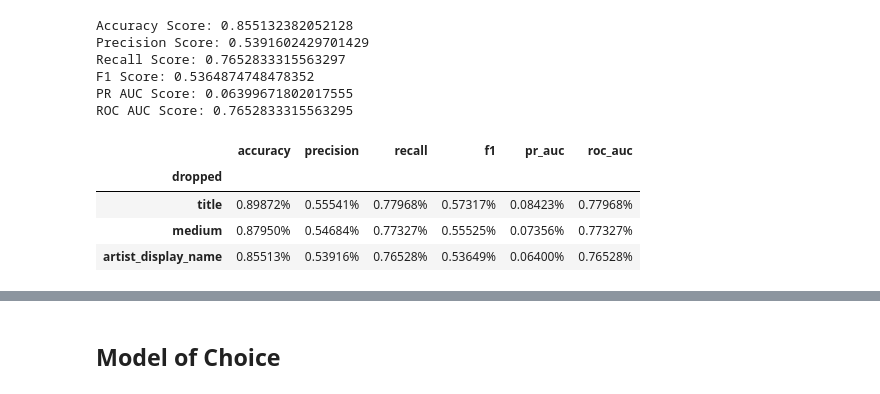
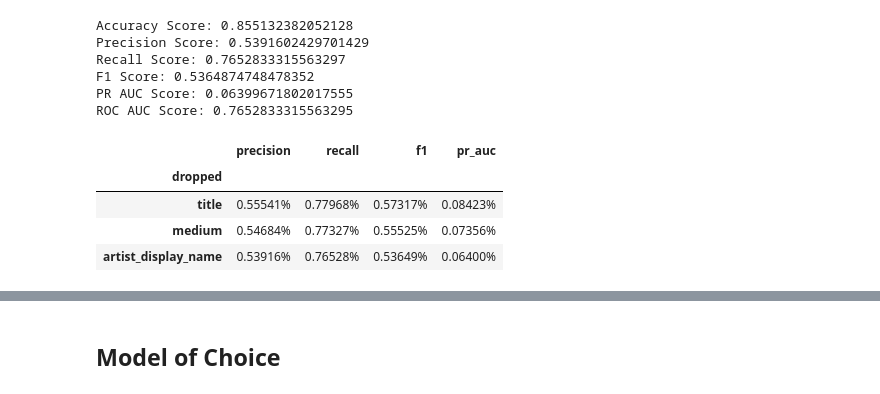
Before and after one commit to mollykstark/SIADS-Milestone-II, a Jupyter notebook: src/notebooks/supervised.ipynb, the cells around one changed output, grey strips where cells are left out. Cells and saved outputs as stored; diff of their text form; code cells hidden in the pictures.

```diff
--- a/src/notebooks/supervised.ipynb
+++ b/src/notebooks/supervised.ipynb
@@ -948,21 +959,22 @@ PR AUC Score: 0.06399671802017555
 ROC AUC Score: 0.7652833315563295
 # %%
 ablation = {'dropped':['title','medium','artist_display_name'],
-            'accuracy':[accuracy_score(y_test, y_pred_ab1),accuracy_score(y_test, y_pred_ab2),accuracy_score(y_test, y_pred_ab3)],
+            # 'accuracy':[accuracy_score(y_test, y_pred_ab1),accuracy_score(y_test, y_pred_ab2),accuracy_score(y_test, y_pred_ab3)],
             'precision':[precision_score(y_test, y_pred_ab1,average='macro'),precision_score(y_test, y_pred_ab2,average='macro'),precision_score(y_test, y_pred_ab3,average='macro')],
             'recall':[recall_score(y_test, y_pred_ab1,average='macro'),recall_score(y_test, y_pred_ab2,average='macro'),recall_score(y_test, y_pred_ab3,average='macro')],
             'f1':[f1_score(y_test, y_pred_ab1, average='macro'),f1_score(y_test, y_pred_ab2, average='macro'),f1_score(y_test, y_pred_ab3, average='macro')],
             'pr_auc':[average_precision_score(y_test, y_pred_ab1),average_precision_score(y_test, y_pred_ab2),average_precision_score(y_test, y_pred_ab3)],
-            'roc_auc':[roc_auc_score(y_test, y_pred_ab1),roc_auc_score(y_test, y_pred_ab2),roc_auc_score(y_test, y_pred_ab3)]}
+            # 'roc_auc':[roc_auc_score(y_test, y_pred_ab1),roc_auc_score(y_test, y_pred_ab2),roc_auc_score(y_test, y_pred_ab3)]
+            }
 
 ablation_df = pd.DataFrame(ablation).set_index('dropped')
 ablation_df
 # %% [output]
-|  | accuracy | precision | recall | f1 | pr_auc | roc_auc |
-| dropped |  |  |  |  |  |  |
-| title | 0.89872% | 0.55541% | 0.77968% | 0.57317% | 0.08423% | 0.77968% |
-| medium | 0.87950% | 0.54684% | 0.77327% | 0.55525% | 0.07356% | 0.77327% |
-| artist_display_name | 0.85513% | 0.53916% | 0.76528% | 0.53649% | 0.06400% | 0.76528% |
+|  | precision | recall | f1 | pr_auc |
+| dropped |  |  |  |  |
+| title | 0.55541% | 0.77968% | 0.57317% | 0.08423% |
+| medium | 0.54684% | 0.77327% | 0.55525% | 0.07356% |
+| artist_display_name | 0.53916% | 0.76528% | 0.53649% | 0.06400% |
 # %%
 ablation_df.plot(kind='line', figsize=(10, 6))
 plt.title('Ablation Evaluation Metrics')
```
Also changed, not shown: parts of 4 cells of this notebook, 1 other file.
